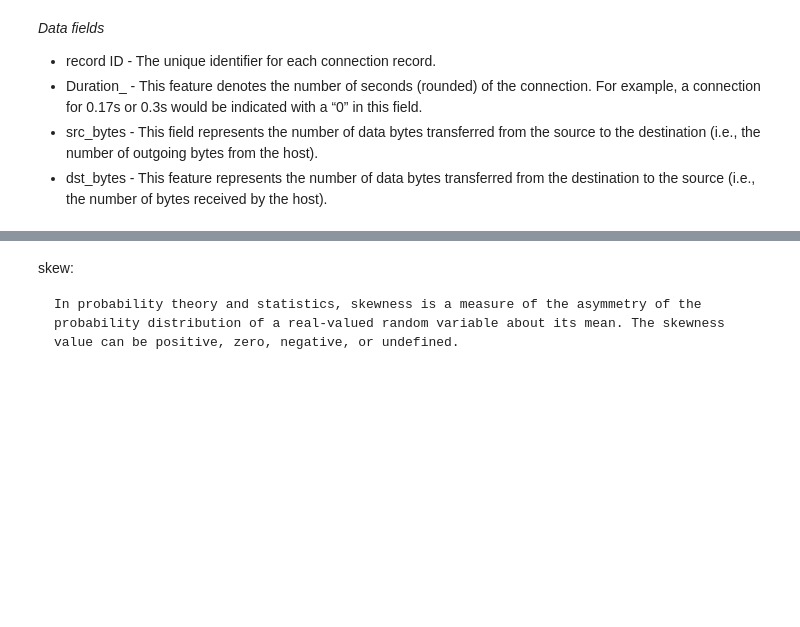
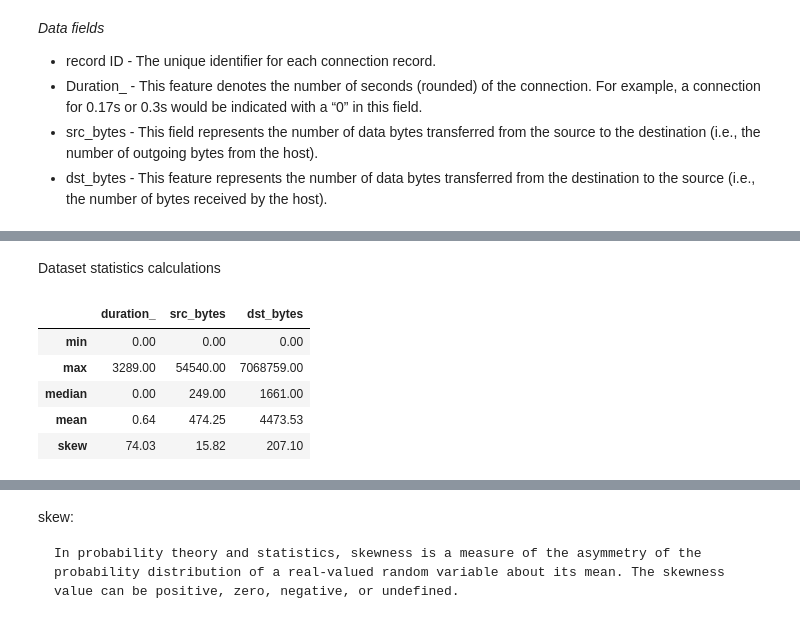
Before and after one commit to Lioo7/Anomaly-detection, a Jupyter notebook: Anomaly connection task -1.ipynb, the cells around one changed output, grey strips where cells are left out. Saved outputs shown, nothing was run; the diff lists cells and outputs as text; code cells hidden in the pictures; blank space fills up the shorter version.

```diff
--- a/Anomaly connection task -1.ipynb
+++ b/Anomaly connection task -1.ipynb
@@ -73 +83,21 @@ to the source (i.e., the number of bytes received by the host).
+# %% [markdown]
+Dataset statistics calculations
+# %%
+pd.set_option('display.float_format', lambda x: '%.2f' % x)
+
+df.agg(
+    {
+        "duration_": ["min", "max", "median", "mean", "skew"],
+        "src_bytes": ["min", "max", "median", "mean", "skew"],
+        "dst_bytes": ["min", "max", "median", "mean", "skew"],
+
+    }
+)
+# %% [output]
+|  | duration_ | src_bytes | dst_bytes |
+| min | 0.00 | 0.00 | 0.00 |
+| max | 3289.00 | 54540.00 | 7068759.00 |
+| median | 0.00 | 249.00 | 1661.00 |
+| mean | 0.64 | 474.25 | 4473.53 |
+| skew | 74.03 | 15.82 | 207.10 |
 # %%
```
Also changed, not shown: parts of 17 cells of this notebook.
